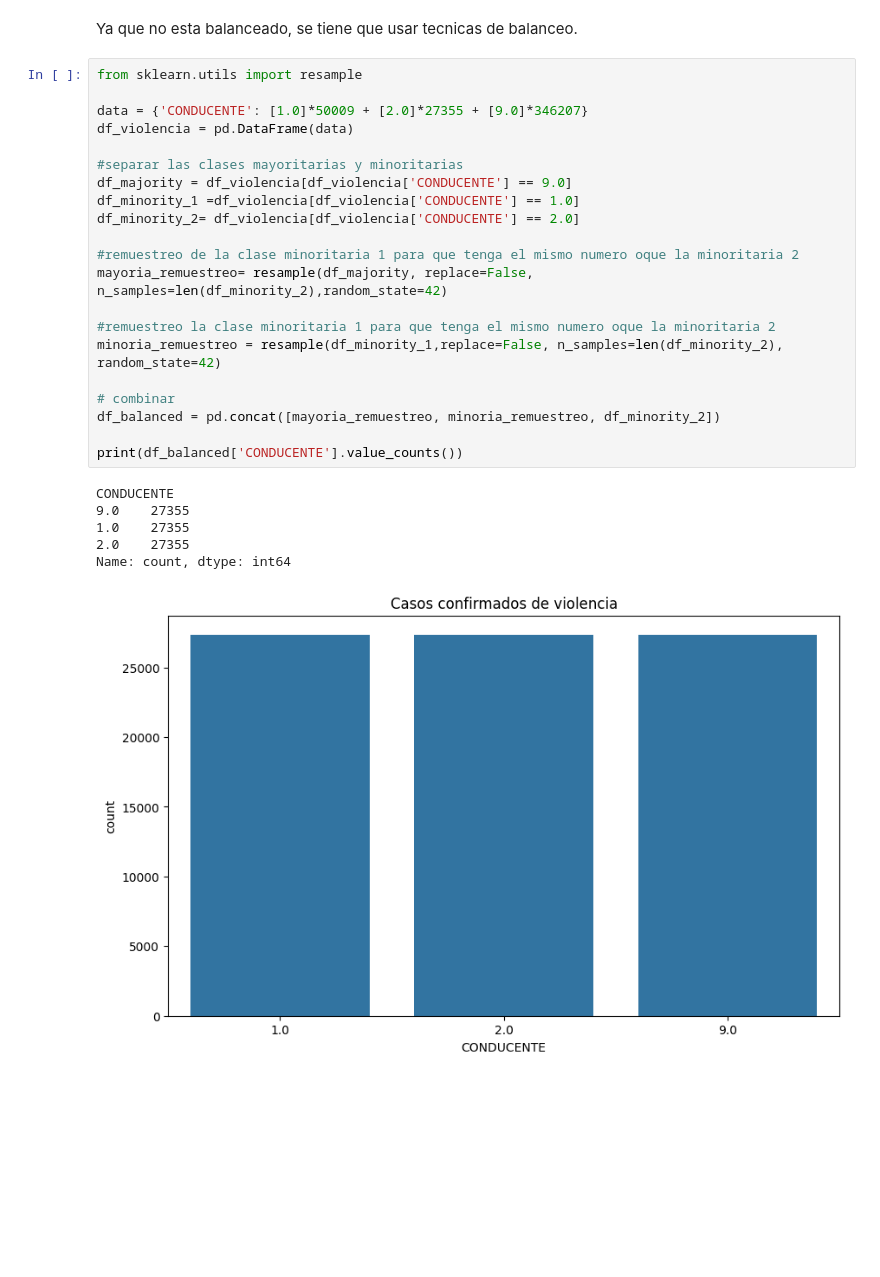
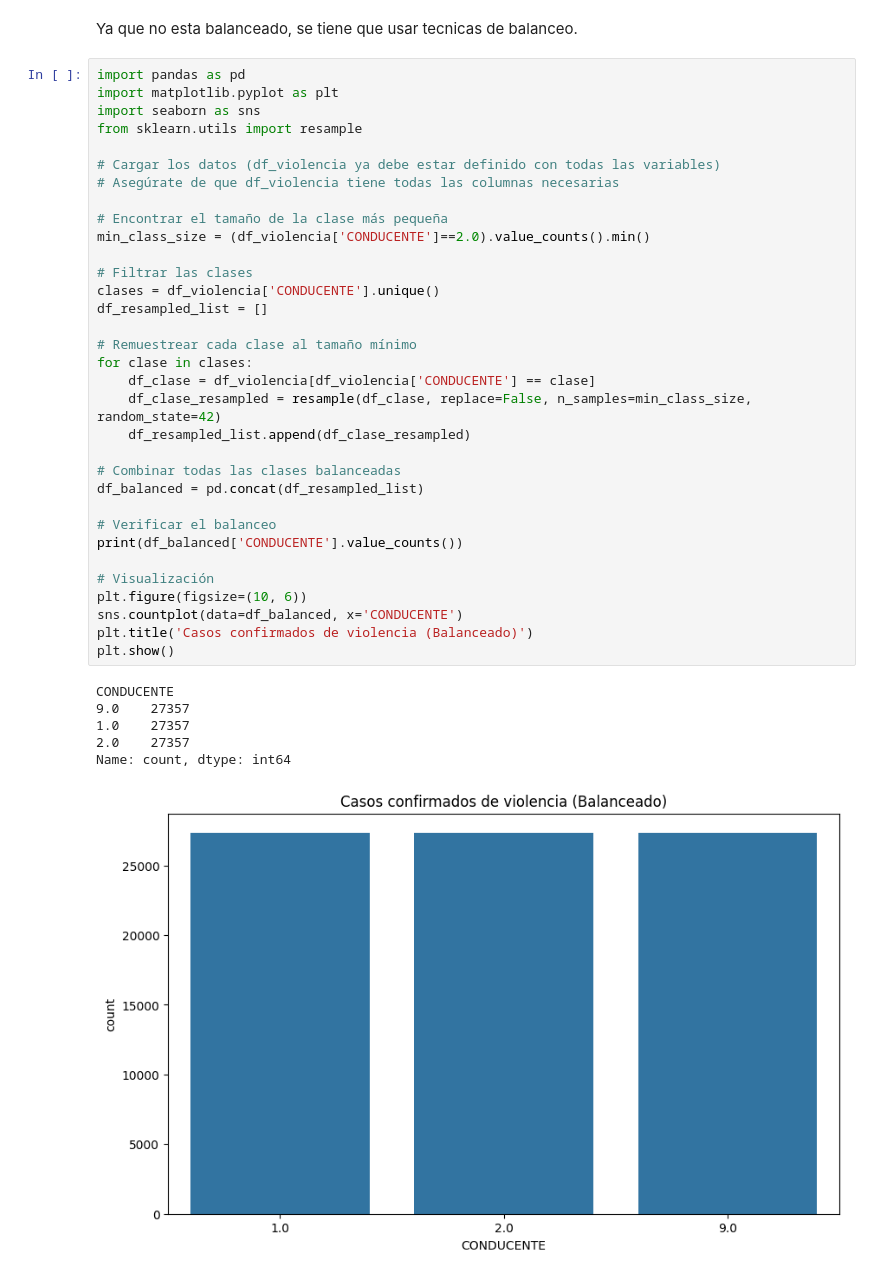
Before and after one commit to angelargd8/Proyecto3-MDD, a Jupyter notebook: main.ipynb, the cells around one changed output. Saved outputs shown, nothing was run; the diff lists cells and outputs as text; blank space fills up the shorter version.

Commit message:
analisis violencia

```diff
--- a/main.ipynb
+++ b/main.ipynb
@@ -554,31 +582,43 @@ plt.show()
 El 1.0 son casos confimados de violencia, 2.0 son casos que se confirmaron que no son violencia y 3 son casos que fueron ignorados.
 # %% [markdown]
 Ya que no esta balanceado, se tiene que usar tecnicas de balanceo.
-# %%
-from sklearn.utils import resample
-
-data = {'CONDUCENTE': [1.0]*50009 + [2.0]*27355 + [9.0]*346207}
-df_violencia = pd.DataFrame(data)
-
-#separar las clases mayoritarias y minoritarias
-df_majority = df_violencia[df_violencia['CONDUCENTE'] == 9.0]
-df_minority_1 =df_violencia[df_violencia['CONDUCENTE'] == 1.0]
-df_minority_2= df_violencia[df_violencia['CONDUCENTE'] == 2.0]
-
-#remuestreo de la clase minoritaria 1 para que tenga el mismo numero oque la minoritaria 2
-mayoria_remuestreo= resample(df_majority, replace=False, n_samples=len(df_minority_2),random_state=42)
-
-#remuestreo la clase minoritaria 1 para que tenga el mismo numero oque la minoritaria 2
-minoria_remuestreo = resample(df_minority_1,replace=False, n_samples=len(df_minority_2), random_state=42)
-
-# combinar
-df_balanced = pd.concat([mayoria_remuestreo, minoria_remuestreo, df_minority_2])
-
-print(df_balanced['CONDUCENTE'].value_counts())
-# %% [output]
-CONDUCENTE
-9.0    27355
-1.0    27355
-2.0    27355
-Name: count, dtype: int64
-[figure, removed]
+# %%
+import pandas as pd
+import matplotlib.pyplot as plt
+import seaborn as sns
+from sklearn.utils import resample
+
+# Cargar los datos (df_violencia ya debe estar definido con todas las variables)
+# Asegúrate de que df_violencia tiene todas las columnas necesarias
+
+# Encontrar el tamaño de la clase más pequeña
+min_class_size = (df_violencia['CONDUCENTE']==2.0).value_counts().min()
+
+# Filtrar las clases
+clases = df_violencia['CONDUCENTE'].unique()
+df_resampled_list = []
+
+# Remuestrear cada clase al tamaño mínimo
+for clase in clases:
+    df_clase = df_violencia[df_violencia['CONDUCENTE'] == clase]
+    df_clase_resampled = resample(df_clase, replace=False, n_samples=min_class_size, random_state=42)
+    df_resampled_list.append(df_clase_resampled)
+
+# Combinar todas las clases balanceadas
+df_balanced = pd.concat(df_resampled_list)
+
+# Verificar el balanceo
+print(df_balanced['CONDUCENTE'].value_counts())
+
+# Visualización
+plt.figure(figsize=(10, 6))
+sns.countplot(data=df_balanced, x='CONDUCENTE')
+plt.title('Casos confirmados de violencia (Balanceado)')
+plt.show()
+# %% [output]
+CONDUCENTE
+9.0    27357
+1.0    27357
+2.0    27357
+Name: count, dtype: int64
+[figure, added]
```
Also changed, not shown: parts of 18 cells of this notebook.
